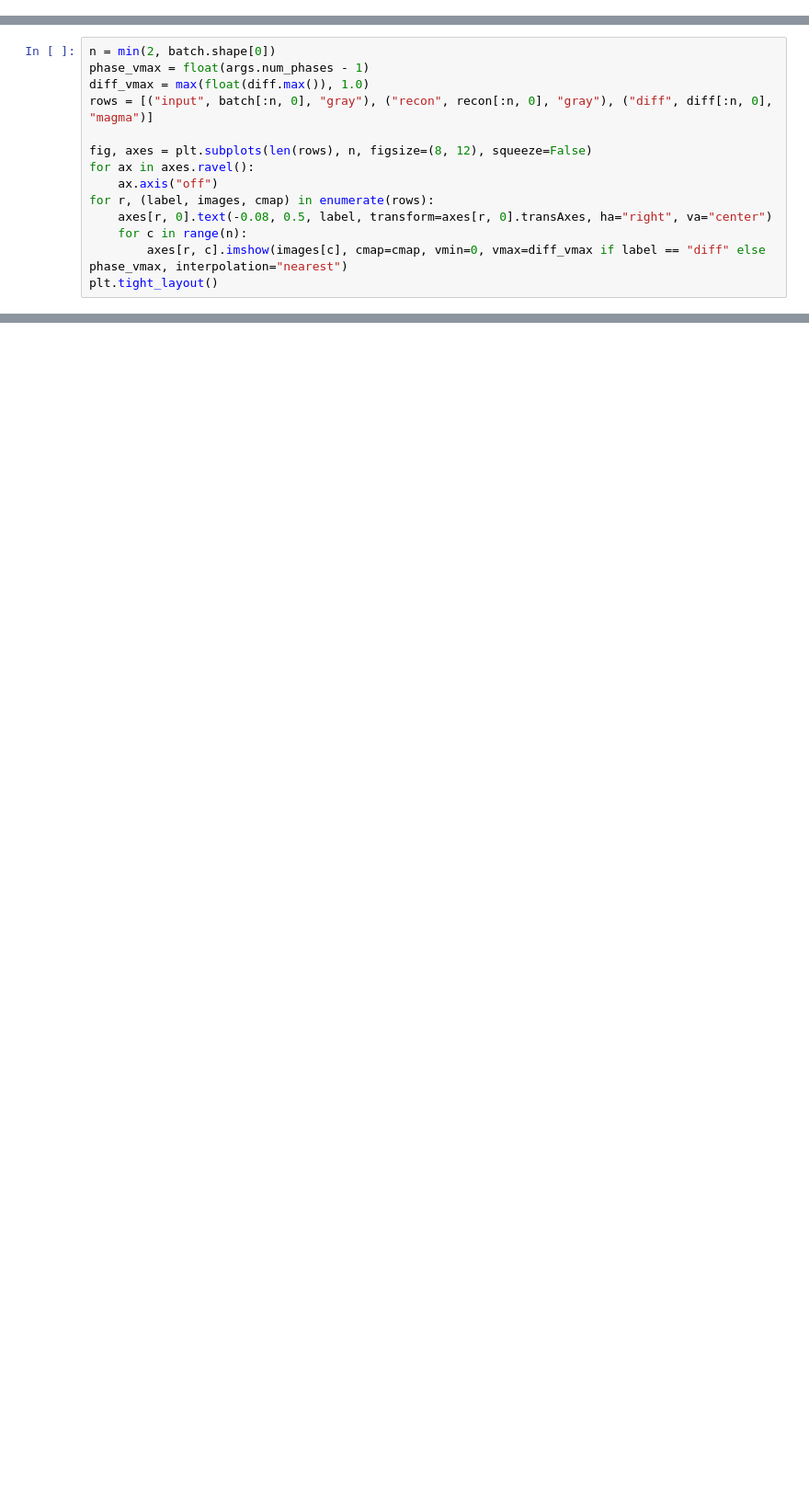
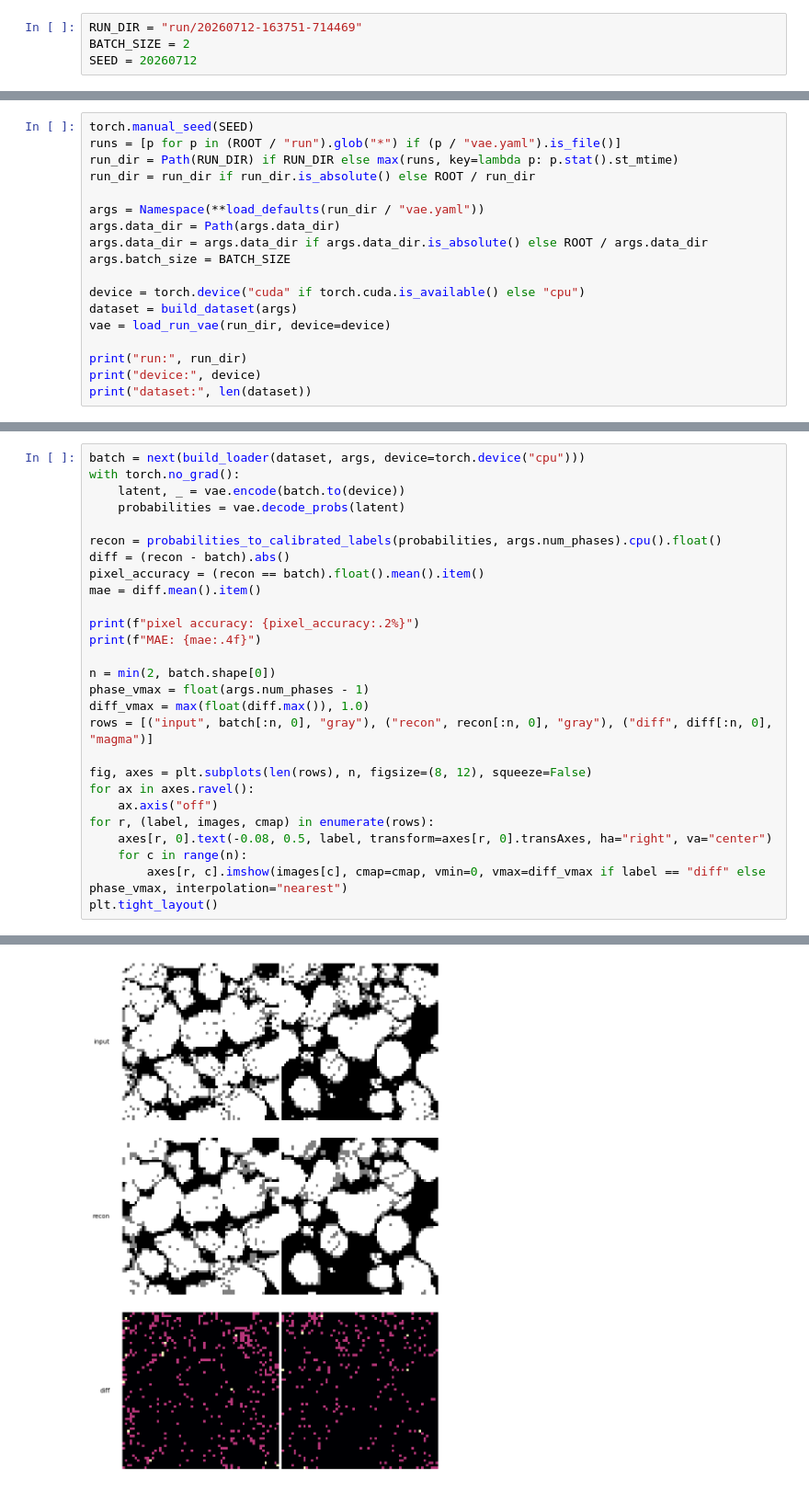
Before and after one commit to phykn/microlad, a Jupyter notebook: notebooks/01_vae.ipynb, the cells around one changed output, grey strips where cells are left out. Shown at 92% size. Cells and saved outputs as stored; diff of their text form; blank space fills up the shorter version.

Commit message:
feat: improve categorical 3D reconstruction workflow

```diff
--- a/notebooks/01_vae.ipynb
+++ b/notebooks/01_vae.ipynb
@@ -38,0 +21,4 @@ print("batch:", tuple(batch.shape), "mae:", float(diff.mean()), "pixel_error:",
+# %%
+RUN_DIR = "run/20260712-163751-714469"
+BATCH_SIZE = 2
+SEED = 20260712
@@ -38,0 +27,18 @@ print("batch:", tuple(batch.shape), "mae:", float(diff.mean()), "pixel_error:",
+# %%
+torch.manual_seed(SEED)
+runs = [p for p in (ROOT / "run").glob("*") if (p / "vae.yaml").is_file()]
+run_dir = Path(RUN_DIR) if RUN_DIR else max(runs, key=lambda p: p.stat().st_mtime)
+run_dir = run_dir if run_dir.is_absolute() else ROOT / run_dir
+
+args = Namespace(**load_defaults(run_dir / "vae.yaml"))
+args.data_dir = Path(args.data_dir)
+args.data_dir = args.data_dir if args.data_dir.is_absolute() else ROOT / args.data_dir
+args.batch_size = BATCH_SIZE
+
+device = torch.device("cuda" if torch.cuda.is_available() else "cpu")
+dataset = build_dataset(args)
+vae = load_run_vae(run_dir, device=device)
+
+print("run:", run_dir)
+print("device:", device)
+print("dataset:", len(dataset))
@@ -39,4 +51,17 @@ print("batch:", tuple(batch.shape), "mae:", float(diff.mean()), "pixel_error:",
 # %%
+batch = next(build_loader(dataset, args, device=torch.device("cpu")))
+with torch.no_grad():
+    latent, _ = vae.encode(batch.to(device))
+    probabilities = vae.decode_probs(latent)
+
+recon = probabilities_to_calibrated_labels(probabilities, args.num_phases).cpu().float()
+diff = (recon - batch).abs()
+pixel_accuracy = (recon == batch).float().mean().item()
+mae = diff.mean().item()
+
+print(f"pixel accuracy: {pixel_accuracy:.2%}")
+print(f"MAE: {mae:.4f}")
+
 n = min(2, batch.shape[0])
 phase_vmax = float(args.num_phases - 1)
 diff_vmax = max(float(diff.max()), 1.0)
@@ -50,3 +75,4 @@ for r, (label, images, cmap) in enumerate(rows):
     for c in range(n):
         axes[r, c].imshow(images[c], cmap=cmap, vmin=0, vmax=diff_vmax if label == "diff" else phase_vmax, interpolation="nearest")
 plt.tight_layout()
+# %% [output]
@@ -52,0 +81 @@ plt.tight_layout()
+[figure, added]
```
Also changed, not shown: parts of 8 cells of this notebook, 57 other files.
